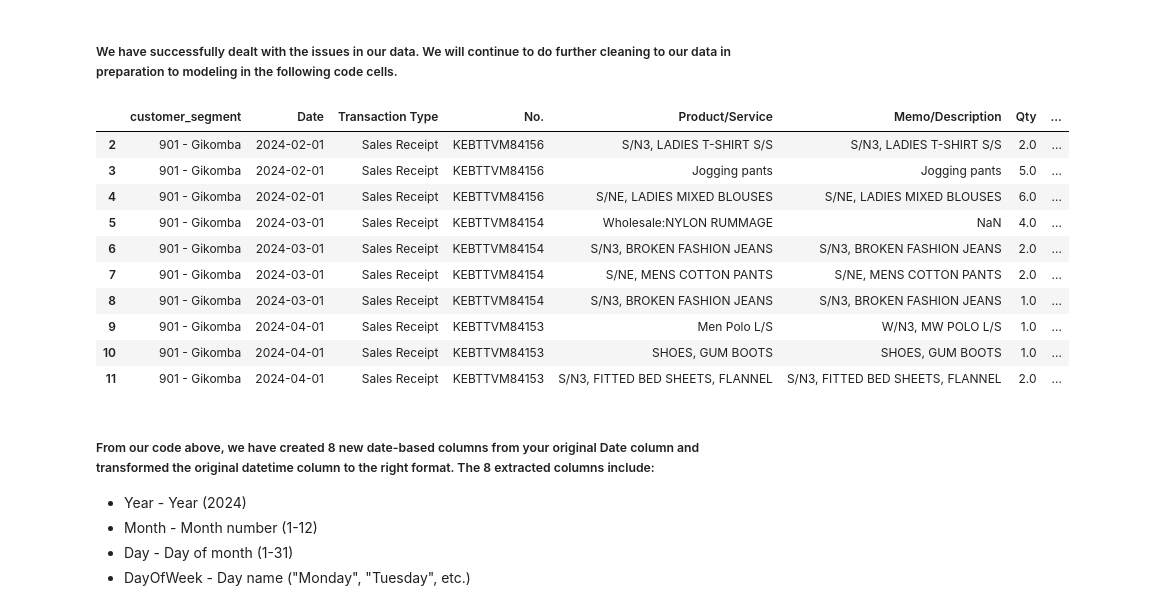
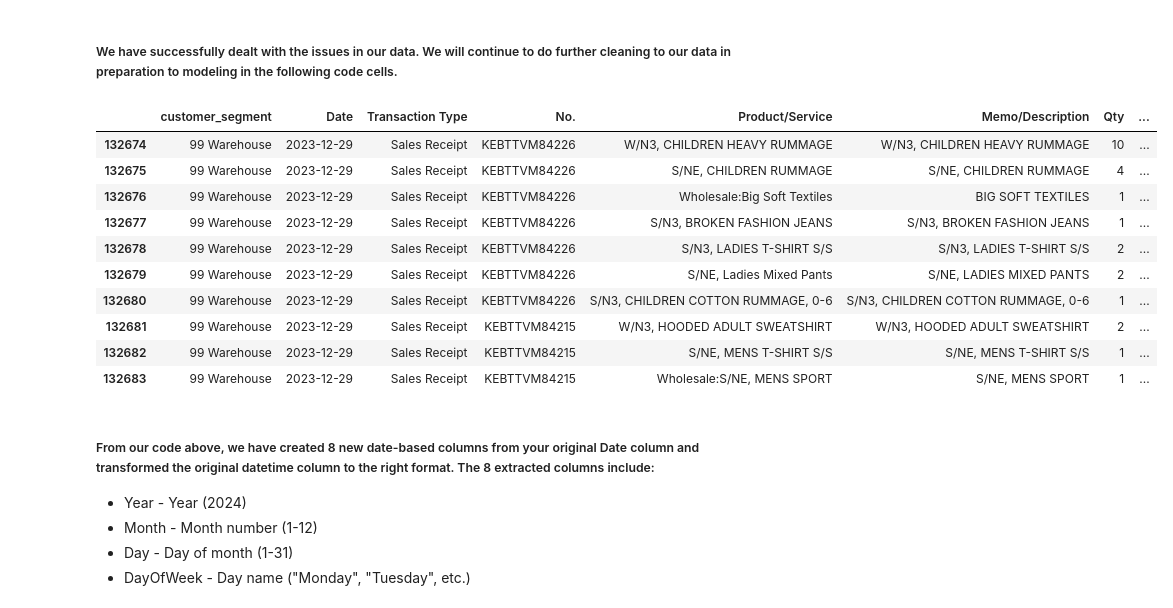
Before and after one commit to Kate-Maina/Group-2-Capstone-Project, a Jupyter notebook: index.ipynb, the cells around one changed output. Cells and saved outputs as stored; diff of their text form; code cells hidden in the pictures.

```diff
--- a/index.ipynb
+++ b/index.ipynb
@@ -298,27 +298,27 @@ df.tail(10)
 ##### We have successfully dealt with the issues in our data. We will continue to do further cleaning to our data in preparation to modeling in the following code cells.
 # %%
 #Date formatting
-df['Date'] = pd.to_datetime(df['Date'], dayfirst=True, errors='coerce')
+df['Date'] = pd.to_datetime(df['Date'], errors='coerce',dayfirst = True)
 df['Year'] = df['Date'].dt.year
 df['Month'] = df['Date'].dt.month
 df['Day'] = df['Date'].dt.day
 df['DayOfWeek'] = df['Date'].dt.day_name()
 df['Quarter'] = df['Date'].dt.quarter
 df['WeekOfYear'] = df['Date'].dt.isocalendar().week.values
 df['IsWeekend'] = df['DayOfWeek'].isin(['Saturday', 'Sunday']).astype(int)
-df.head(10)
+df.tail(10)
 # %% [output]
 |  | customer_segment | Date | Transaction Type | No. | Product/Service | Memo/Description | Qty | ... |
-| 2 | 901 - Gikomba | 2024-02-01 | Sales Receipt | KEBTTVM84156 | S/N3, LADIES T-SHIRT S/S | S/N3, LADIES T-SHIRT S/S | 2.0 | ... |
-| 3 | 901 - Gikomba | 2024-02-01 | Sales Receipt | KEBTTVM84156 | Jogging pants | Jogging pants | 5.0 | ... |
-| 4 | 901 - Gikomba | 2024-02-01 | Sales Receipt | KEBTTVM84156 | S/NE, LADIES MIXED BLOUSES | S/NE, LADIES MIXED BLOUSES | 6.0 | ... |
-| 5 | 901 - Gikomba | 2024-03-01 | Sales Receipt | KEBTTVM84154 | Wholesale:NYLON RUMMAGE | NaN | 4.0 | ... |
-| 6 | 901 - Gikomba | 2024-03-01 | Sales Receipt | KEBTTVM84154 | S/N3, BROKEN FASHION JEANS | S/N3, BROKEN FASHION JEANS | 2.0 | ... |
-| 7 | 901 - Gikomba | 2024-03-01 | Sales Receipt | KEBTTVM84154 | S/NE, MENS COTTON PANTS | S/NE, MENS COTTON PANTS | 2.0 | ... |
-| 8 | 901 - Gikomba | 2024-03-01 | Sales Receipt | KEBTTVM84154 | S/N3, BROKEN FASHION JEANS | S/N3, BROKEN FASHION JEANS | 1.0 | ... |
-| 9 | 901 - Gikomba | 2024-04-01 | Sales Receipt | KEBTTVM84153 | Men Polo L/S | W/N3, MW POLO L/S | 1.0 | ... |
-| 10 | 901 - Gikomba | 2024-04-01 | Sales Receipt | KEBTTVM84153 | SHOES, GUM BOOTS | SHOES, GUM BOOTS | 1.0 | ... |
-| 11 | 901 - Gikomba | 2024-04-01 | Sales Receipt | KEBTTVM84153 | S/N3, FITTED BED SHEETS, FLANNEL | S/N3, FITTED BED SHEETS, FLANNEL | 2.0 | ... |
+| 132674 | 99 Warehouse | 2023-12-29 | Sales Receipt | KEBTTVM84226 | W/N3, CHILDREN HEAVY RUMMAGE | W/N3, CHILDREN HEAVY RUMMAGE | 10 | ... |
+| 132675 | 99 Warehouse | 2023-12-29 | Sales Receipt | KEBTTVM84226 | S/NE, CHILDREN RUMMAGE | S/NE, CHILDREN RUMMAGE | 4 | ... |
+| 132676 | 99 Warehouse | 2023-12-29 | Sales Receipt | KEBTTVM84226 | Wholesale:Big Soft Textiles | BIG SOFT TEXTILES | 1 | ... |
+| 132677 | 99 Warehouse | 2023-12-29 | Sales Receipt | KEBTTVM84226 | S/N3, BROKEN FASHION JEANS | S/N3, BROKEN FASHION JEANS | 1 | ... |
+| 132678 | 99 Warehouse | 2023-12-29 | Sales Receipt | KEBTTVM84226 | S/N3, LADIES T-SHIRT S/S | S/N3, LADIES T-SHIRT S/S | 2 | ... |
+| 132679 | 99 Warehouse | 2023-12-29 | Sales Receipt | KEBTTVM84226 | S/NE, Ladies Mixed Pants | S/NE, LADIES MIXED PANTS | 2 | ... |
+| 132680 | 99 Warehouse | 2023-12-29 | Sales Receipt | KEBTTVM84226 | S/N3, CHILDREN COTTON RUMMAGE, 0-6 | S/N3, CHILDREN COTTON RUMMAGE, 0-6 | 1 | ... |
+| 132681 | 99 Warehouse | 2023-12-29 | Sales Receipt | KEBTTVM84215 | W/N3, HOODED ADULT SWEATSHIRT | W/N3, HOODED ADULT SWEATSHIRT | 2 | ... |
+| 132682 | 99 Warehouse | 2023-12-29 | Sales Receipt | KEBTTVM84215 | S/NE, MENS T-SHIRT S/S | S/NE, MENS T-SHIRT S/S | 1 | ... |
+| 132683 | 99 Warehouse | 2023-12-29 | Sales Receipt | KEBTTVM84215 | Wholesale:S/NE, MENS SPORT | S/NE, MENS SPORT | 1 | ... |
 # %% [markdown]
 ##### From our code above, we have created  8 new date-based columns from your original Date column and transformed the original datetime column to the right format. The 8 extracted columns include:
 
```
Also changed, not shown: parts of 6 cells of this notebook.
